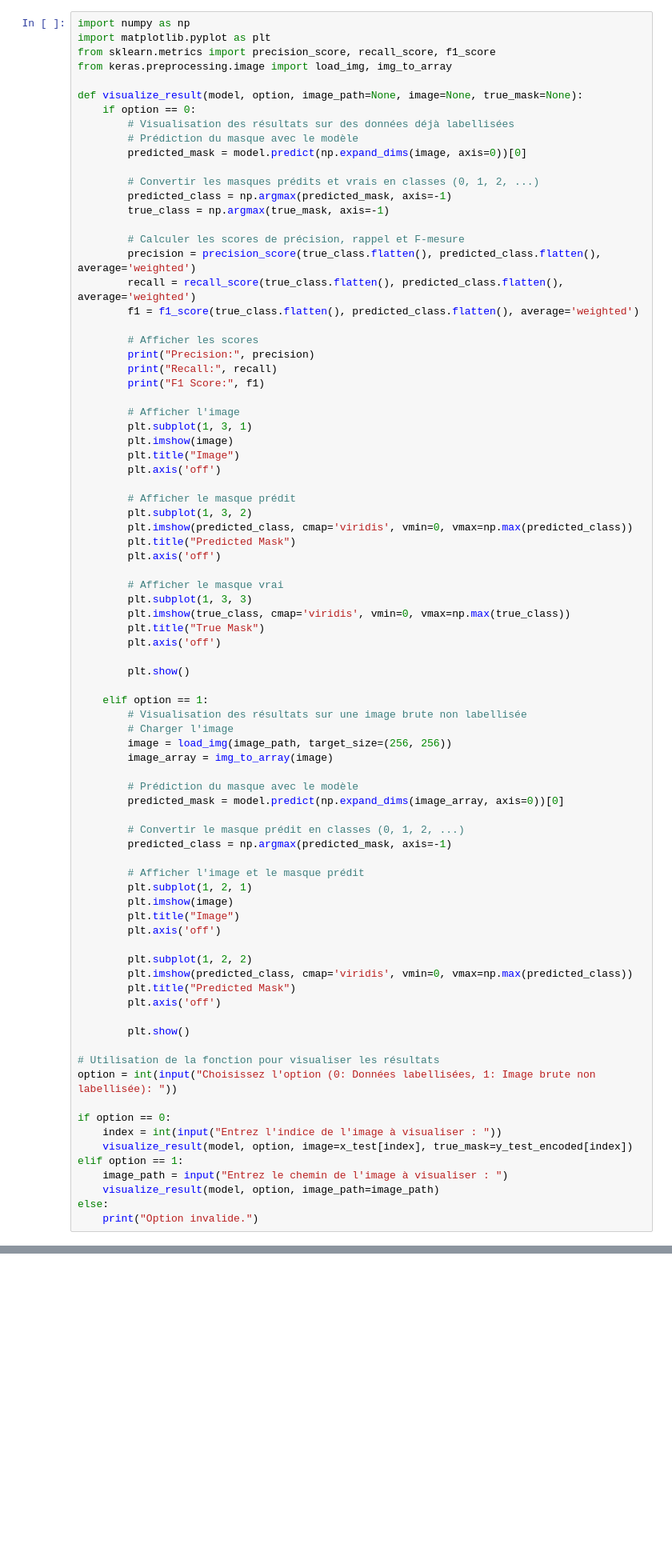
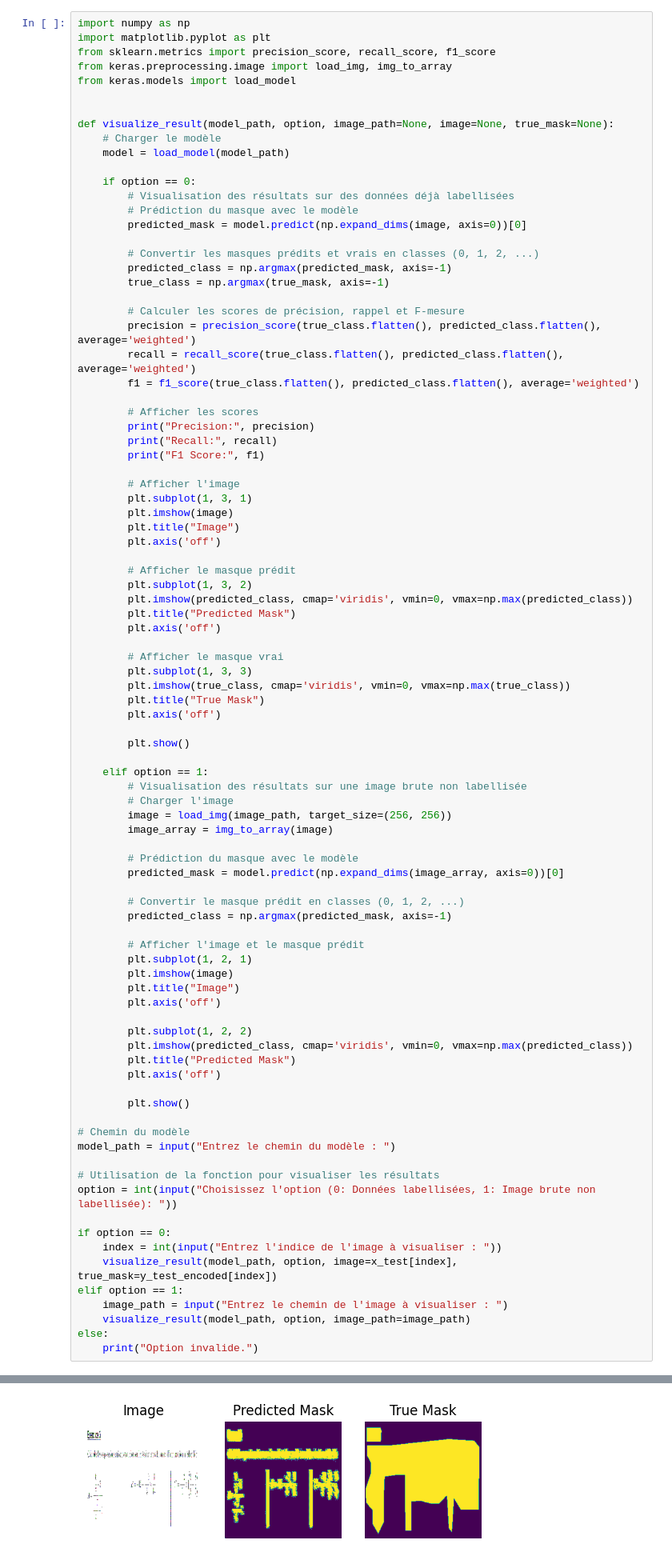
Before and after one commit to qlandon/APP_IA_TL_QL_dev, a Jupyter notebook: Model_UNET_keras/Modeltrain_Unet_multiclass_with_keras.ipynb, the cells around one changed output, grey strips where cells are left out. Shown: that part at 80% size. Drawn from its saved outputs; the diff is of its cells as text; blank space fills up the shorter version.

```diff
--- a/Model_UNET_keras/Modeltrain_Unet_multiclass_with_keras.ipynb
+++ b/Model_UNET_keras/Modeltrain_Unet_multiclass_with_keras.ipynb
@@ -144,8 +143,13 @@ import numpy as np
 import matplotlib.pyplot as plt
 from sklearn.metrics import precision_score, recall_score, f1_score
 from keras.preprocessing.image import load_img, img_to_array
+from keras.models import load_model
 
-def visualize_result(model, option, image_path=None, image=None, true_mask=None):
+
+def visualize_result(model_path, option, image_path=None, image=None, true_mask=None):
+    # Charger le modèle
+    model = load_model(model_path)
+
     if option == 0:
         # Visualisation des résultats sur des données déjà labellisées
         # Prédiction du masque avec le modèle
@@ -210,15 +214,18 @@ def visualize_result(model, option, image_path=None, image=None, true_mask=None)
 
         plt.show()
 
+# Chemin du modèle
+model_path = input("Entrez le chemin du modèle : ")
+
 # Utilisation de la fonction pour visualiser les résultats
 option = int(input("Choisissez l'option (0: Données labellisées, 1: Image brute non labellisée): "))
 
 if option == 0:
     index = int(input("Entrez l'indice de l'image à visualiser : "))
-    visualize_result(model, option, image=x_test[index], true_mask=y_test_encoded[index])
+    visualize_result(model_path, option, image=x_test[index], true_mask=y_test_encoded[index])
 elif option == 1:
     image_path = input("Entrez le chemin de l'image à visualiser : ")
-    visualize_result(model, option, image_path=image_path)
+    visualize_result(model_path, option, image_path=image_path)
 else:
     print("Option invalide.")
 # %% [output]
@@ -225,0 +238 @@ NameError: name 'model' is not defined
+[figure, added]
```
Also changed, not shown: parts of 11 cells of this notebook.
